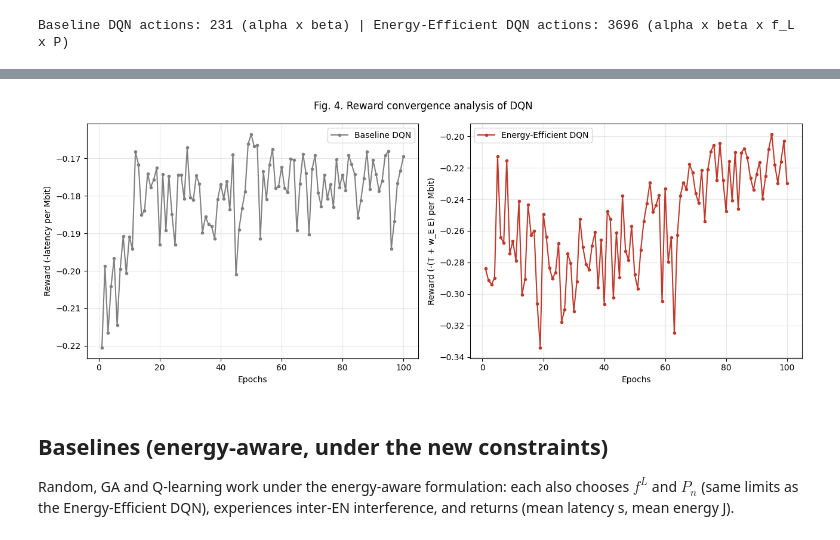
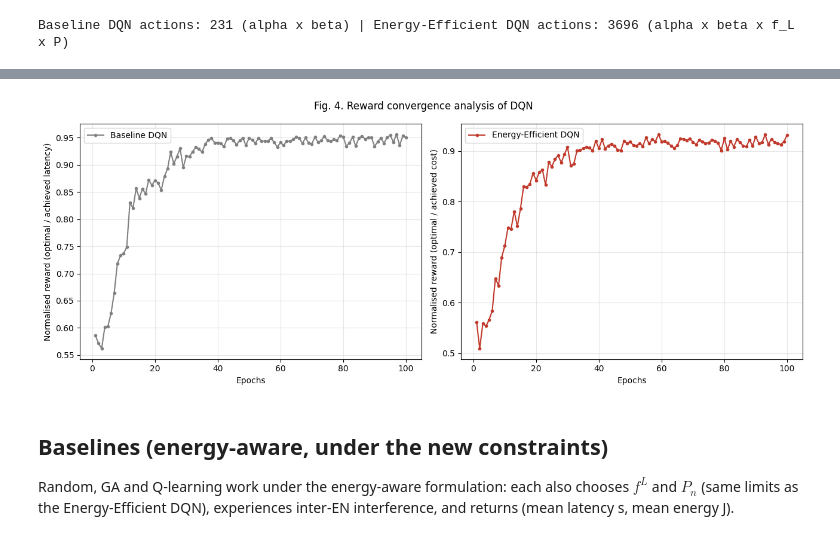
Before and after one commit to Fajobs/DRL--Task-offloading, a Jupyter notebook: drl_task_offloading_energy.ipynb, the cells around one changed output, grey strips where cells are left out. Drawn from its saved outputs; the diff is of its cells as text; code cells hidden in the pictures.

```diff
--- a/drl_task_offloading_energy.ipynb
+++ b/drl_task_offloading_energy.ipynb
@@ -208,8 +226,10 @@ class QNet(nn.Module):
     def forward(self, x): return self.net(x)
 
 class DQNAgent:
-    def __init__(self, n_actions, lr=1e-3, gamma=0.95, eps=1.0, eps_min=0.01,
-                 eps_decay=0.998, buf=50000, batch=256, tgt_upd=100):
+    # gamma = 0: each offloading decision only affects its own task (tasks arrive independently), so the
+    # Q-target is the immediate reward. Bootstrapping on max Q(s') only added noise and stalled convergence.
+    def __init__(self, n_actions, lr=1e-3, gamma=0.0, eps=1.0, eps_min=0.01,
+                 eps_decay=0.999, buf=50000, batch=256, tgt_upd=100):
         self.n_actions = n_actions
         self.gamma, self.eps, self.eps_min, self.eps_decay = gamma, eps, eps_min, eps_decay
         self.batch, self.tgt_upd = batch, tgt_upd
@@ -280,13 +300,15 @@ def train_dqn(sys, n_epochs=100, steps_per_epoch=100, verbose=True, ee=False):
             task = sys.gen_task(dev)
             state = agent.get_state(task, sys.rates[dev])
             idx = agent.act(state)
-            _, _, lat, en = dqn_outcomes(sys, dev, task, ee, idx)
-            c = cost(lat, en) if ee else lat
-            # Reward per Mbit: each decision only affects its own task, so the optimal action is unchanged,
-            # while the reward scale stays bounded across 20 KB - 1 GB tasks
-            reward = -c / (task['bits'] / 1e6)
+            _, _, T_all, E_all = dqn_outcomes(sys, dev, task, ee)
+            c_all = cost(T_all, E_all) if ee else T_all
+            c = c_all[idx]
+            # Normalised reward = best achievable cost / achieved cost, in (0, 1]. Each decision only affects
+            # its own task, so the optimal action is unchanged; dividing by the per-task optimum removes the
+            # task-to-task spread (size, cycles/bit, channel) and leaves only the quality of the decision
+            reward = c_all.min() / c
             ep_cost += c; ep_reward += reward
-            # Next state
+            # Next state (unused in the target while gamma = 0, kept for the standard DQN transition)
             dev2 = np.random.randint(N)
             task2 = sys.gen_task(dev2)
             s2 = agent.get_state(task2, sys.rates[dev2])
@@ -350,16 +372,16 @@ plt.tight_layout(); plt.show()
 # %%
 # Fig 4: Reward convergence
 fig, axes = plt.subplots(1, 2, figsize=(13,5))
 axes[0].plot(range(1,len(reward_base)+1), reward_base, '-o', color='gray', ms=3, label='Baseline DQN')
-axes[0].set_ylabel('Reward (-latency per Mbit)')
+axes[0].set_ylabel('Normalised reward (optimal / achieved latency)')
 axes[1].plot(range(1,len(reward_ee)+1), reward_ee, '-o', color='#C0392B', ms=3, label='Energy-Efficient DQN')
-axes[1].set_ylabel('Reward (-(T + w_E E) per Mbit)')
+axes[1].set_ylabel('Normalised reward (optimal / achieved cost)')
 for ax in axes:
     ax.set_xlabel('Epochs'); ax.legend(); ax.grid(alpha=0.3)
 fig.suptitle('Fig. 4. Reward convergence analysis of DQN')
 plt.tight_layout(); plt.show()
 # %% [output]
-[figure, old version]
+[figure, new version]
 # %% [markdown]
 ## Baselines (energy-aware, under the new constraints)
 Random, GA and Q-learning work under the energy-aware formulation: each also chooses $f^L$ and $P_n$ (same limits as the Energy-Efficient DQN), experiences inter-EN interference, and returns (mean latency s, mean energy J).
```
Also changed, not shown: parts of 16 cells of this notebook, 2 other files.
